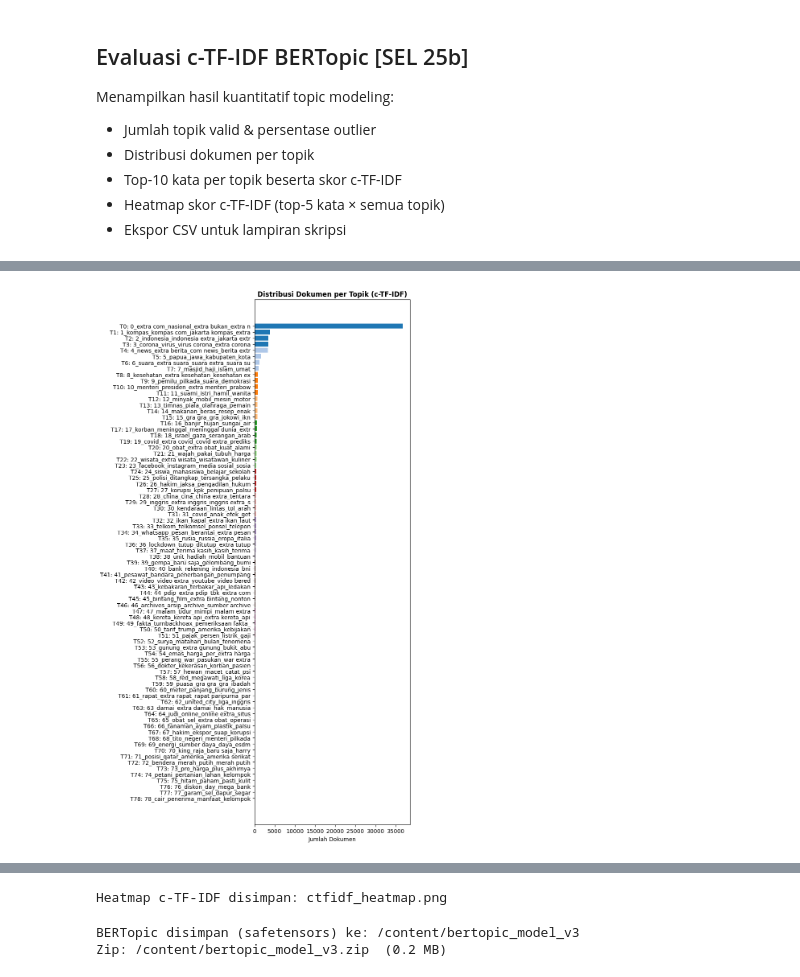
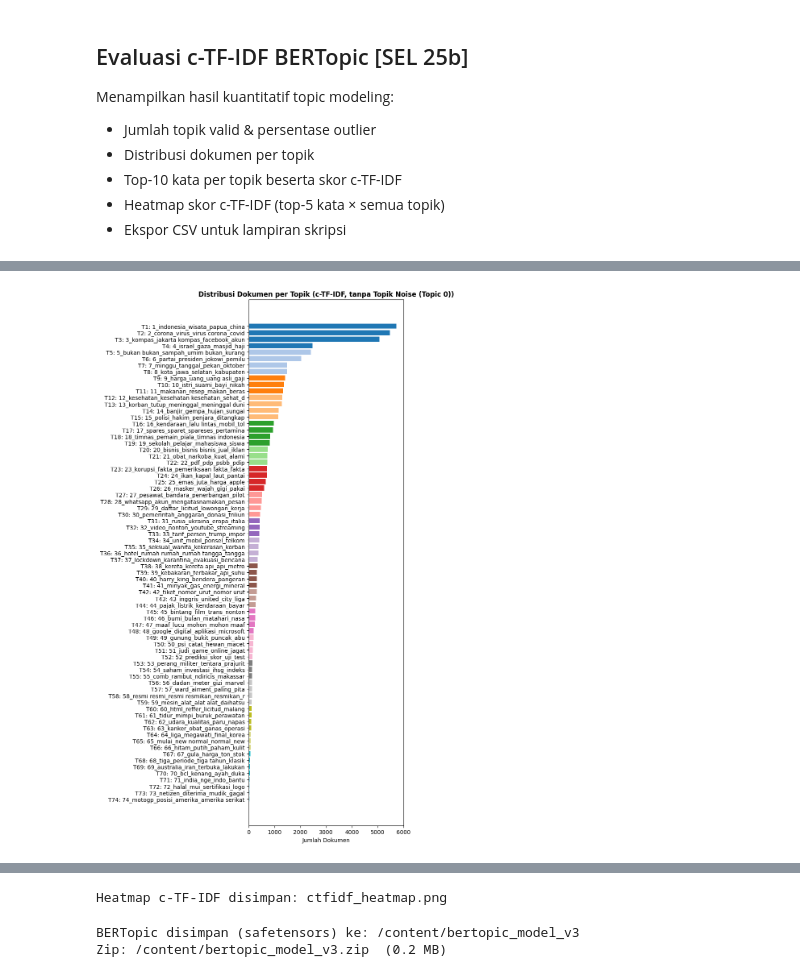
Before and after one commit to fjrmhri/Deteksi_Hoaks_V1, a Jupyter notebook: notebooks/Final_V4.ipynb, the cells around one changed output, grey strips where cells are left out. Drawn from its saved outputs; the diff is of its cells as text; code cells hidden in the pictures.

```diff
--- a/notebooks/Final_V4.ipynb
+++ b/notebooks/Final_V4.ipynb
@@ -1616,6 +1612,11 @@ STOPWORDS_BERTOPIC_EN = {
 }
 
 STOPWORDS_BERTOPIC = STOPWORDS_BERTOPIC_ID | STOPWORDS_BERTOPIC_EN
+CUSTOM_NOISE_WORDS = {
+    "extra", "com", "news", "gra", "bahasa", "saja", "baru", "per",
+    "get", "day", "war", "red", "tbk", "archive", "arsip",
+}
+STOPWORDS_BERTOPIC = STOPWORDS_BERTOPIC | CUSTOM_NOISE_WORDS
 
 BOILERPLATE_BERTOPIC = [
     "baca berita sedikit iklan klik sini",
@@ -1925,33 +1965,45 @@ Menampilkan hasil kuantitatif topic modeling:
 # Special: Kategori mapping menggunakan PETA_KATEGORI_SHARED untuk sinkronisasi dengan backend.
 # =======================================================================================
 if AKTIFKAN_BERTOPIC and model_topik is not None:
+    TOPIK_NOISE_ID = globals().get("TOPIK_NOISE_ID", 0)
+    LABEL_TOPIK_NOISE = globals().get("LABEL_TOPIK_NOISE", "Topik Noise (Topic 0)")
     info_topik      = model_topik.get_topic_info()
+    info_topik.loc[info_topik["Topic"] == TOPIK_NOISE_ID, "Name"] = LABEL_TOPIK_NOISE
     id_topik_arr    = np.array(id_topik)
     info_valid_eval = info_topik[info_topik["Topic"] != -1].copy()
-    jumlah_topik_valid = len(info_valid_eval)
+    info_valid_eval_main = info_valid_eval[info_valid_eval["Topic"] != TOPIK_NOISE_ID].copy()
+    info_noise_eval = info_valid_eval[info_valid_eval["Topic"] == TOPIK_NOISE_ID].copy()
+    jumlah_topik_valid = len(info_valid_eval_main)
+    jumlah_topik_noise = len(info_noise_eval)
+    jumlah_dokumen_noise = int((id_topik_arr == TOPIK_NOISE_ID).sum())
     jumlah_outlier     = int((id_topik_arr == -1).sum())
 
     print("=" * 65)
     print("  Evaluasi c-TF-IDF BERTopic")
     print("=" * 65)
-    print(f"Topik valid       : {jumlah_topik_valid}")
+    print(f"Topik valid utama : {jumlah_topik_valid}")
+    print(f"Topik noise       : {jumlah_topik_noise} ({LABEL_TOPIK_NOISE})")
     print(f"Total dokumen     : {len(dokumen_topik):,}")
+    print(f"Dokumen noise     : {jumlah_dokumen_noise:,}")
     print(f"Dokumen outlier   : {jumlah_outlier:,}  ({jumlah_outlier/len(dokumen_topik)*100:.1f}%)")
 
     # Distribusi dokumen per topik
-    print("\nDistribusi Dokumen per Topik")
-    print(info_valid_eval[["Topic", "Count", "Name"]].to_string(index=False))
+    print("\nDistribusi Dokumen per Topik (analisis utama)")
+    print(info_valid_eval_main[["Topic", "Count", "Name"]].to_string(index=False))
+    if len(info_noise_eval) > 0:
+        print("\nTopik noise yang disimpan terpisah")
+        print(info_noise_eval[["Topic", "Count", "Name"]].to_string(index=False))
 
     tinggi_bar = min(max(4, jumlah_topik_valid * 0.4), 14)
     fig, ax = plt.subplots(figsize=(8, tinggi_bar))
-    bar_colors = plt.cm.tab20(np.linspace(0, 1, len(info_valid_eval)))
+    bar_colors = plt.cm.tab20(np.linspace(0, 1, len(info_valid_eval_main)))
     ax.barh(
-        [f"T{r['Topic']}: {str(r['Name'])[:40]}" for _, r in info_valid_eval.iterrows()],
-        info_valid_eval["Count"].values,
+        [f"T{r['Topic']}: {str(r['Name'])[:40]}" for _, r in info_valid_eval_main.iterrows()],
+        info_valid_eval_main["Count"].values,
         color=bar_colors,
     )
     ax.set_xlabel("Jumlah Dokumen")
-    ax.set_title("Distribusi Dokumen per Topik (c-TF-IDF)", fontweight="bold")
+    ax.set_title(f"Distribusi Dokumen per Topik (c-TF-IDF, tanpa {LABEL_TOPIK_NOISE})", fontweight="bold")
     ax.invert_yaxis(); plt.tight_layout()
     plt.savefig("ctfidf_distribusi_topik.png", dpi=120, bbox_inches="tight")
     plt.show(); plt.close(); gc.collect()
@@ -1962,12 +2014,23 @@ if AKTIFKAN_BERTOPIC and model_topik is not None:
         model_topik,
         kategori_nama_list: List[str],
         daftar_tema_utama: List[List[str]],
-        min_overlap: int = 1,
-        top_n_words: int = 20
+        min_overlap: int = 2,
+        top_n_words: int = 20,
+        min_fallback_score: float = 0.30,
+        tie_tolerance: float = 1e-9,
     ) -> Dict[int, str]:
-        """Map BERTopic topic_id ke kategori terdekat dengan overlap exact + fallback scoring ringan."""
+        """Map BERTopic topic_id ke kategori terdekat dengan overlap exact + fallback scoring ringan.
+
+        Decision rule:
+        1. Exact overlap tetap prioritas utama.
+        2. Mapping exact hanya valid jika overlap minimal 2 keyword.
+        3. Jika overlap lemah (0 atau 1), gunakan fallback token scoring.
+        4. Fallback hanya valid jika skornya cukup kuat; jika tidak, jatuh ke Topik Umum.
+        5. Jika kandidat terbaik imbang/ambigu, jatuh ke Topik Umum agar tidak forced mapping.
+        """
         info = model_topik.get_topic_info()
         info_valid = info[info["Topic"] != -1].copy()
+        overlap_floor = max(2, int(min_overlap))
 
         lexicon_per_kategori = []
         for seed_keywords in daftar_tema_utama:
@@ -1986,6 +2049,9 @@ if AKTIFKAN_BERTOPIC and model_topik is not None:
         mapping = {}
         for _, row in info_valid.iterrows():
             topic_id = int(row["Topic"])
+            if topic_id == TOPIK_NOISE_ID:
+                mapping[topic_id] = LABEL_TOPIK_NOISE
+                continue
             top_words = model_topik.get_topic(topic_id)
 
             if not top_words:
@@ -2001,6 +2067,7 @@ if AKTIFKAN_BERTOPIC and model_topik is not None:
             best_kategori_idx = -1
             best_overlap = 0
             best_overlap_score = 0.0
+            overlap_is_tie = False
 
             for kat_idx, lexicon in enumerate(lexicon_per_kategori):
                 overlap_count = 0
@@ -2012,18 +2079,26 @@ if AKTIFKAN_BERTOPIC and model_topik is not None:
 
                 if (
                     overlap_count > best_overlap
-                    or (overlap_count == best_overlap and overlap_score > best_overlap_score)
+                    or (overlap_count == best_overlap and overlap_score > best_overlap_score + tie_tolerance)
                 ):
                     best_overlap = overlap_count
                     best_overlap_score = overlap_score
                     best_kategori_idx = kat_idx
+                    overlap_is_tie = False
+                elif (
+                    overlap_count == best_overlap
+                    and abs(overlap_score - best_overlap_score) <= tie_tolerance
+                    and overlap_count > 0
+                ):
+                    overlap_is_tie = True
 
-            if best_kategori_idx != -1 and best_overlap >= min_overlap:
+            if best_kategori_idx != -1 and best_overlap >= overlap_floor and not overlap_is_tie:
                 mapping[topic_id] = kategori_nama_list[best_kategori_idx]
                 continue
 
             best_fallback_idx = -1
             best_fallback_score = 0.0
+            fallback_is_tie = False
             for kat_idx, lexicon in enumerate(lexicon_per_kategori):
                 fallback_score = 0.0
                 for term, score in topic_terms:
@@ -2035,11 +2110,14 @@ if AKTIFKAN_BERTOPIC and model_topik is not None:
                     if token_hits > 0:
                         fallback_score += score * token_hits
 
-                if fallback_score > best_fallback_score:
+                if fallback_score > best_fallback_score + tie_tolerance:
                     best_fallback_score = fallback_score
                     best_fallback_idx = kat_idx
+                    fallback_is_tie = False
+                elif fallback_score > 0 and abs(fallback_score - best_fallback_score) <= tie_tolerance:
+                    fallback_is_tie = True
 
-            if best_fallback_idx != -1 and best_fallback_score > 0:
+            if best_fallback_idx != -1 and not fallback_is_tie and best_fallback_score >= min_fallback_score:
                 mapping[topic_id] = kategori_nama_list[best_fallback_idx]
             else:
                 mapping[topic_id] = "Topik Umum"
@@ -2051,7 +2129,7 @@ if AKTIFKAN_BERTOPIC and model_topik is not None:
         model_topik,
         kategori_nama_list,
         daftar_tema_utama,
-        min_overlap=1,
+        min_overlap=2,
         top_n_words=20
     )
 
@@ -2075,7 +2153,7 @@ if AKTIFKAN_BERTOPIC and model_topik is not None:
     baris_ctfidf = []
     for _, baris_info in info_valid_eval.iterrows():
         t_id = int(baris_info["Topic"])
-        nama_topik = str(baris_info["Name"])
+        nama_topik = LABEL_TOPIK_NOISE if t_id == TOPIK_NOISE_ID else str(baris_info["Name"])
         kategori = kategori_mapping.get(t_id, "Topik Umum")
         kata_skor = model_topik.get_topic(t_id) or []
 
@@ -2118,6 +2196,8 @@ if AKTIFKAN_BERTOPIC and model_topik is not None:
         "Topik_ID", "Kategori", "Nama_Topik", "Rank", "Kata", "Skor_cTFIDF",
         "Keyword_Ditemukan", "Coverage", "Keyword_Kategori_Lengkap"
     ]]
+    df_ctfidf["_urutan_noise"] = (df_ctfidf["Topik_ID"] == TOPIK_NOISE_ID).astype(int)
+    df_ctfidf = df_ctfidf.sort_values(["_urutan_noise", "Topik_ID", "Rank"]).drop(columns=["_urutan_noise"])
 
     print(df_ctfidf.head(30).to_string(index=False))
     df_ctfidf.to_csv("evaluasi_ctfidf_topik.csv", index=False, encoding="utf-8-sig")
@@ -2130,7 +2210,7 @@ if AKTIFKAN_BERTOPIC and model_topik is not None:
     # Heatmap skor c-TF-IDF dengan OOM-safe optimizations
     MAKS_TOPIK_HEATMAP = 15
     if jumlah_topik_valid > 0:
-        info_heatmap = info_valid_eval.nlargest(MAKS_TOPIK_HEATMAP, "Count")
+        info_heatmap = info_valid_eval_main.nlargest(MAKS_TOPIK_HEATMAP, "Count")
         top5_per_topik = {}
         for t_id_k in info_heatmap["Topic"].tolist():
             kt = model_topik.get_topic(int(t_id_k)) or []
@@ -2196,4 +2276,4 @@ Distribusi Dokumen per Topik
-[figure, old version]
+[figure, new version]
 Grafik disimpan: ctfidf_distribusi_topik.png
 
 ======================================================================
```
Also changed, not shown: parts of 14 cells of this notebook, 13 other files.
